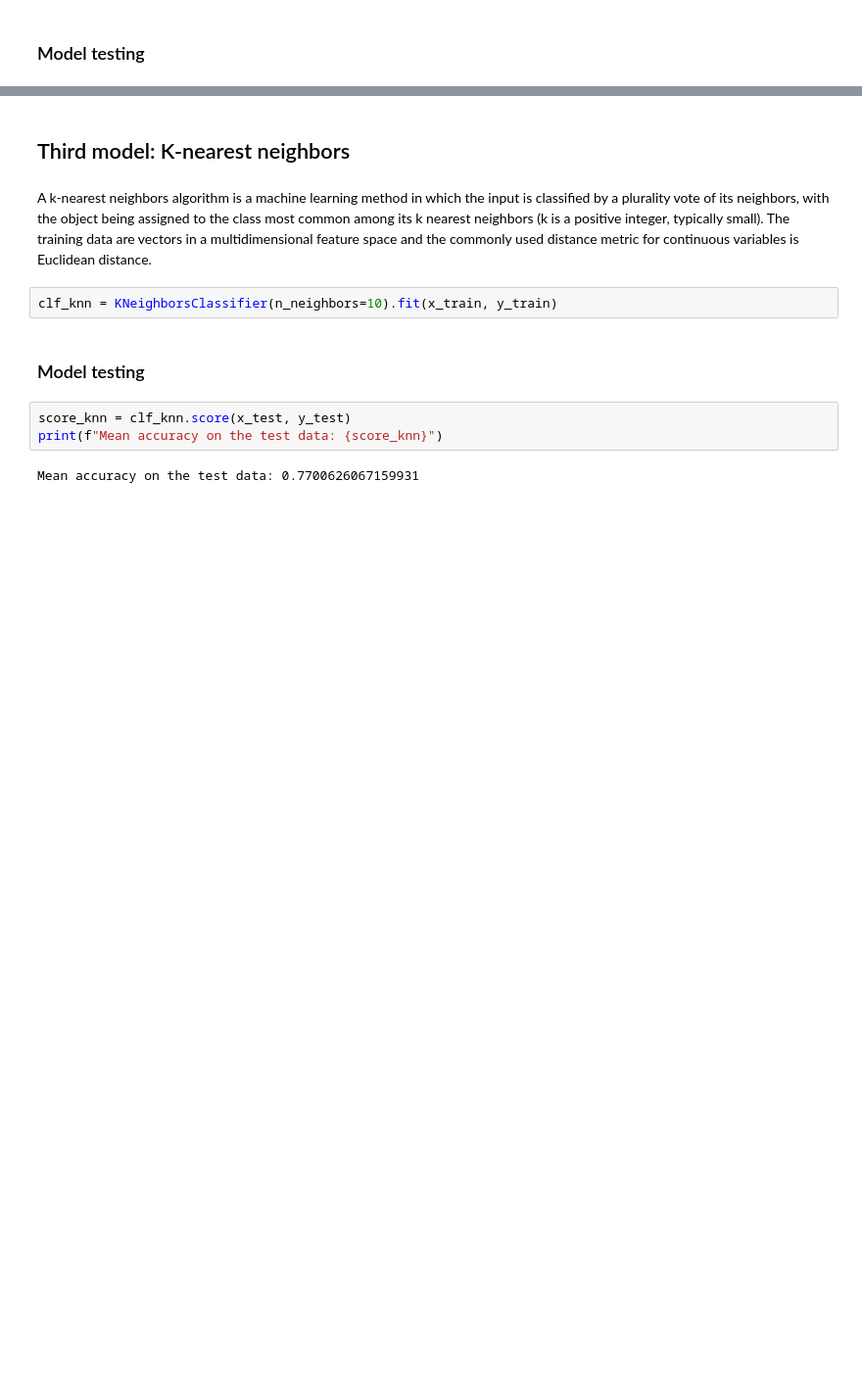
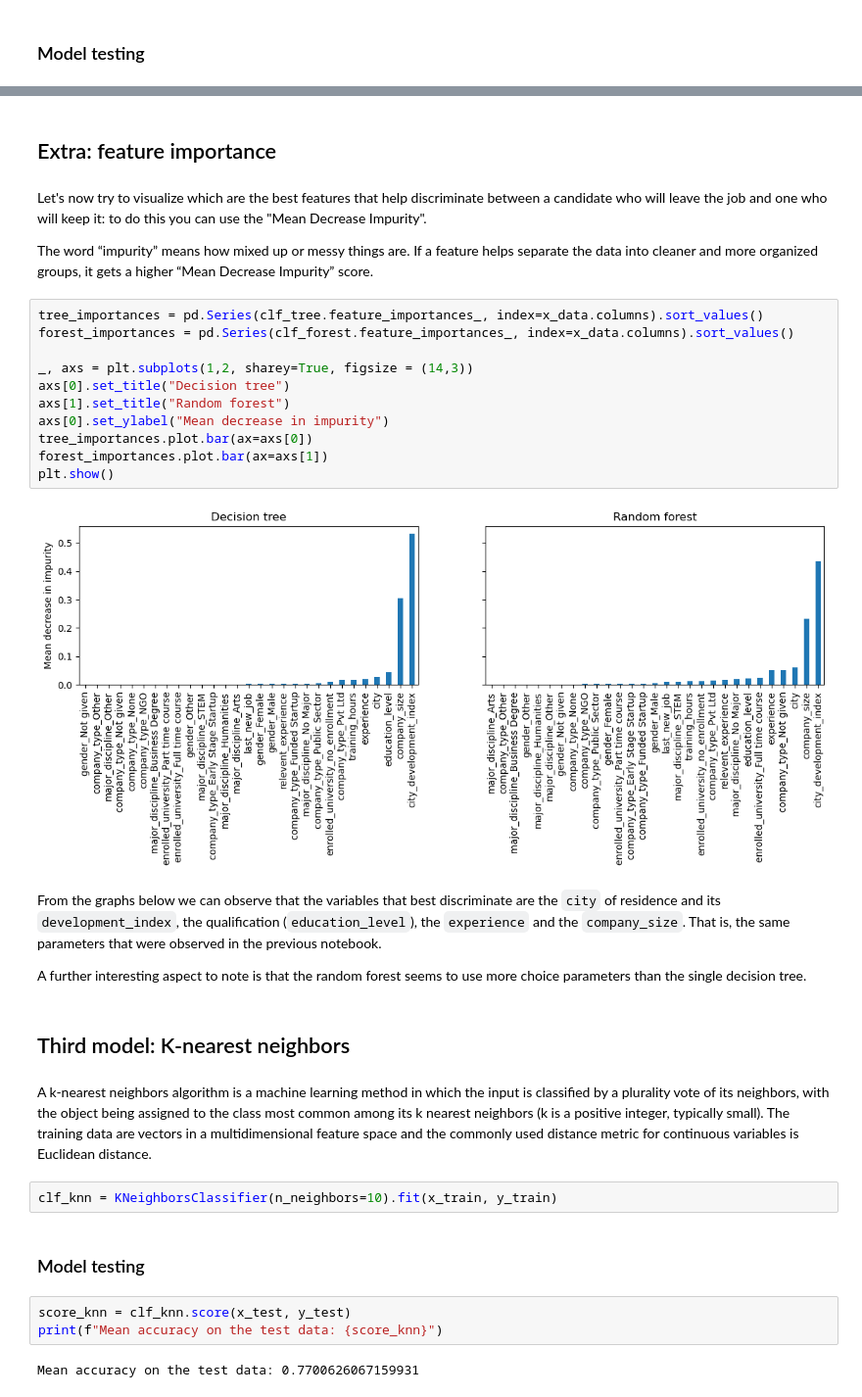
Before and after one commit to teob97/xtream-ai-assignment, a Jupyter notebook: notebooks/challenge_2.ipynb, the cells around one changed output, grey strips where cells are left out. Shown at 98% size. Drawn from its saved outputs; the diff is of its cells as text; blank space fills up the shorter version.

```diff
--- a/notebooks/challenge_2.ipynb
+++ b/notebooks/challenge_2.ipynb
@@ -116,3 +116,26 @@ Mean accuracy on the test data: 0.7694934547524189
+# %% [markdown]
+## Extra: feature importance
+# %% [markdown]
+Let's now try to visualize which are the best features that help discriminate between a candidate who will leave the job and one who will keep it: to do this you can use the "Mean Decrease Impurity".
+
+The word “impurity” means how mixed up or messy things are. If a feature helps separate the data into cleaner and more organized groups, it gets a higher “Mean Decrease Impurity” score.
+# %%
+tree_importances = pd.Series(clf_tree.feature_importances_, index=x_data.columns).sort_values()
+forest_importances = pd.Series(clf_forest.feature_importances_, index=x_data.columns).sort_values()
+
+_, axs = plt.subplots(1,2, sharey=True, figsize = (14,3))
+axs[0].set_title("Decision tree")
+axs[1].set_title("Random forest")
+axs[0].set_ylabel("Mean decrease in impurity")
+tree_importances.plot.bar(ax=axs[0])
+forest_importances.plot.bar(ax=axs[1])
+plt.show()
+# %% [output]
+[figure, added]
+# %% [markdown]
+From the graphs below we can observe that the variables that best discriminate are the `city` of residence and its `development_index`, the qualification (`education_level`), the `experience` and the `company_size`. That is, the same parameters that were observed in the previous notebook.
+
+A further interesting aspect to note is that the random forest seems to use more choice parameters than the single decision tree.
 # %% [markdown]
 ## Third model: K-nearest neighbors
 # %% [markdown]
```
Also changed, not shown: parts of 9 cells of this notebook, 1 other file.
